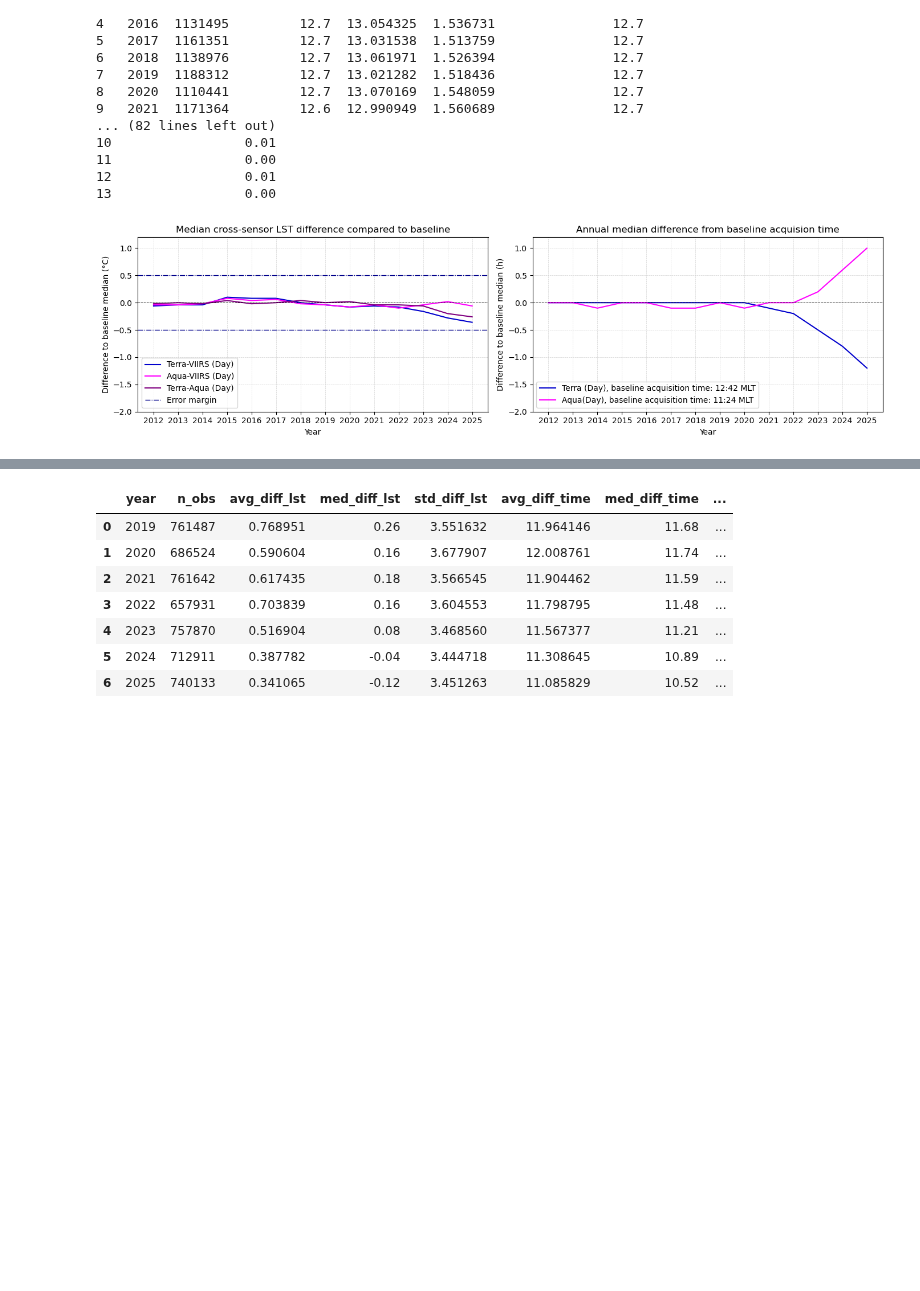
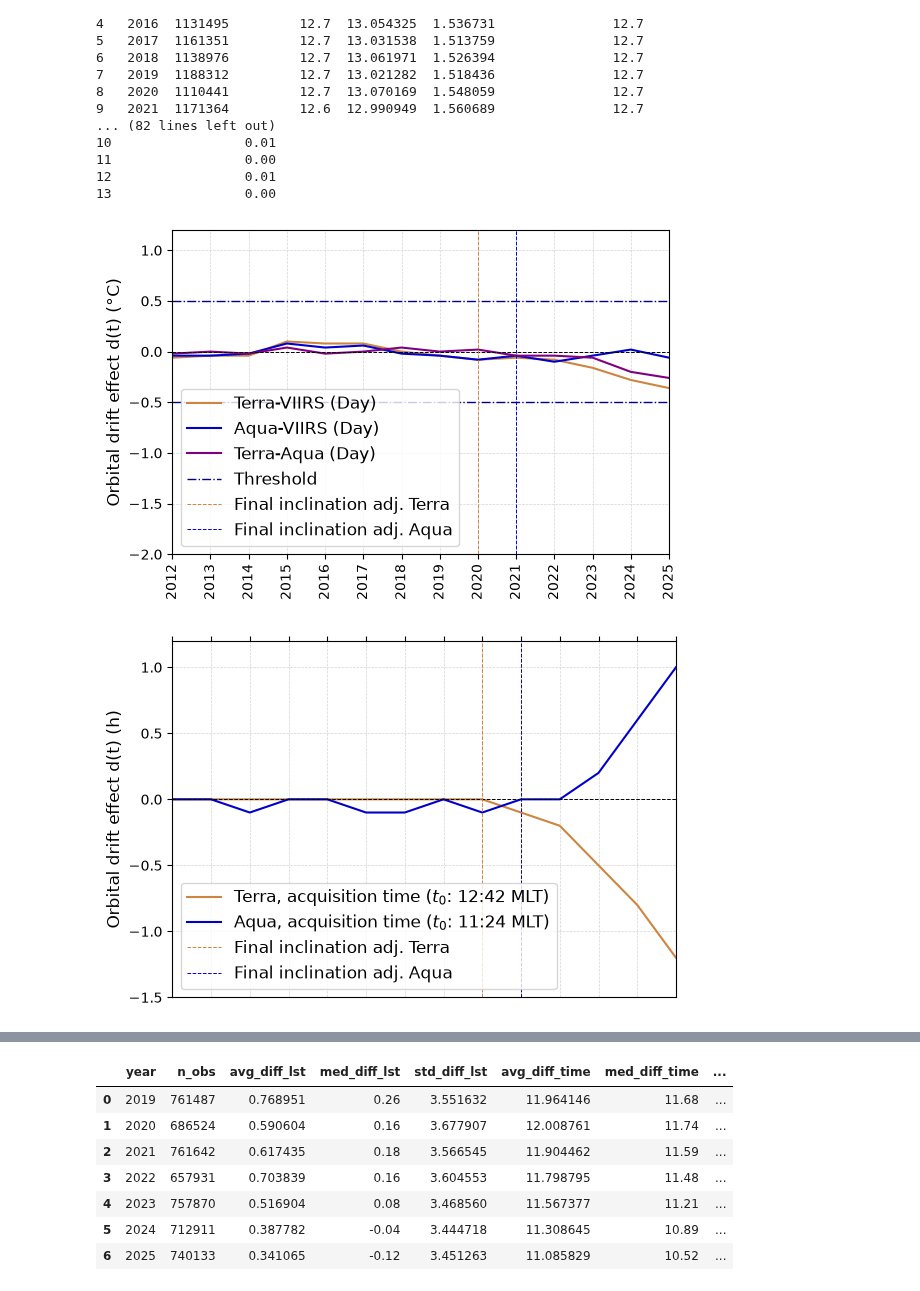
Before and after one commit to KU-AVOCA/GEMLST, a Jupyter notebook: GEMLST_MODIS/OrbitalDrift/SKL_OD_graphs_median_diff.ipynb, the cells around one changed output, grey strips where cells are left out. Cells and saved outputs as stored; diff of their text form; code cells hidden in the pictures; blank space fills up the shorter version.

Commit message:
Trends_plots_v1

```diff
--- a/GEMLST_MODIS/OrbitalDrift/SKL_OD_graphs_median_diff.ipynb
+++ b/GEMLST_MODIS/OrbitalDrift/SKL_OD_graphs_median_diff.ipynb
@@ -129,6 +129,8 @@ def od_calc_median_error(df):
 
     # Calculate cross-sensor baseline median lst and time differences (baseline = years before tgt_year)
     med_diff_lst_baseline = df[df['year']<tgt_year]['diff_lst'].median()
+    avg_diff_lst_baseline = df[df['year']<tgt_year]['diff_lst'].mean()
+    std_diff_lst_baseline = df[df['year']<tgt_year]['diff_lst'].std()
 
     # Aggregate statistics per year
     od_yr = df.groupby('year').agg(
@@ -140,6 +142,8 @@ def od_calc_median_error(df):
         ).reset_index()
 
     od_yr['med_diff_lst_bsl'] = med_diff_lst_baseline
+    od_yr['avg_diff_lst_bsl'] = avg_diff_lst_baseline
+    od_yr['std_diff_lst_bsl'] = std_diff_lst_baseline
     od_yr['delta_med_diff_lst'] = od_yr['med_diff_lst_yr'] - med_diff_lst_baseline
 
     return od_yr
@@ -173,5 +177,5 @@ TerraAqua_Day:
 # %%
-### Calculate median LST error for each year compared to baseline period
+### Calculate median time difference for each year compared to baseline period
 ### Baseline depends on the parameters start and end year ###
 
 od_results_dt = {}
@@ -206,7 +210,7 @@ for name, df in datasets.items():
     print(od_yr_dt)
     od_results_dt[name] = od_yr_dt
     # globals()[f'od_results_{name}'] = od_yr
-    od_yr_dt.to_csv(f'od_yr_time_{name}.csv', index=False)
+    # od_yr_dt.to_csv(f'od_yr_time_{name}.csv', index=False)
 # %% [output]
 TerraD, Baseline Median Time: 12.7
     year    n_obs  med_time_yr   avg_time   std_dev  med_diff_time_bsl  \
@@ -227,42 +231,51 @@ TerraD, Baseline Median Time: 12.7
 13                 0.00
 # %%
 # LST delta
-fig, ax = plt.subplots(figsize=(7, 4))
-sns.lineplot(x='year', y='delta_med_diff_lst', data=od_results['TerraVIIRS_Day'], color='mediumblue', label='Terra-VIIRS (Day)', ax=ax)
-sns.lineplot(x='year', y='delta_med_diff_lst', data=od_results['AquaVIIRS_Day'], color='magenta', label='Aqua-VIIRS (Day)', ax=ax)
+fig, ax = plt.subplots(figsize=(6, 4))
+sns.lineplot(x='year', y='delta_med_diff_lst', data=od_results['TerraVIIRS_Day'], color='peru', label='Terra-VIIRS (Day)', ax=ax)
+sns.lineplot(x='year', y='delta_med_diff_lst', data=od_results['AquaVIIRS_Day'], color='mediumblue', label='Aqua-VIIRS (Day)', ax=ax)
 sns.lineplot(x='year', y='delta_med_diff_lst', data=od_results['TerraAqua_Day'], color='purple', label='Terra-Aqua (Day)', ax=ax)
 ax.axhline(y=0, color='black', linestyle='--', linewidth=0.7)
-ax.axhline(y=-0.5, color='darkblue', linestyle='-.', linewidth=1, label='Error margin')
+ax.axhline(y=-0.5, color='darkblue', linestyle='-.', linewidth=1, label='Threshold')
 ax.axhline(y=0.5, color='darkblue', linestyle='-.', linewidth=1)
-ax.set_title('Median cross-sensor LST difference compared to baseline')
-ax.set_xlabel('Year')
-ax.set_ylabel('Difference to baseline median (°C)')
+ax.axvline(x=2020, color = 'peru', linestyle='--', linewidth=0.7, label='Final inclination adj. Terra')
+ax.axvline(x=2021, color = 'mediumblue', linestyle='--', linewidth=0.7, label='Final inclination adj. Aqua')
+ax.set_xlabel('')
+ax.set_ylabel('Orbital drift effect d(t) (°C)', fontsize=12)
 ax.set_ylim(-2, 1.2)
+ax.set_xlim(2012,2025)
 ax.set_xticks(np.arange(start_year, end_year + 1, 1))
+ax.tick_params(axis="x", rotation=90)
 ax.grid(color='lightgray', linestyle='--', linewidth=0.5)
-ax.legend(loc='lower left')
+ax.legend(loc='lower left', fontsize=12)
 fig.tight_layout()
-fig.savefig('od_graph_lst_delta.png', format='PNG', dpi=300, bbox_inches='tight')
-fig.savefig('od_graph_lst_delta.pdf', format='PDF', dpi=300, bbox_inches='tight')
+fig.savefig('./Results/od_graph_lst_delta.png', format='PNG', dpi=300, bbox_inches='tight')
+fig.savefig('./Results/od_graph_lst_delta.pdf', format='PDF', dpi=300, bbox_inches='tight')
 plt.show()
 plt.close(fig)
 
 # Time delta
-fig, ax = plt.subplots(figsize=(7, 4))
-sns.lineplot(x='year', y='delta_med_diff_time', data=od_results_dt['TerraD'], color='mediumblue', label='Terra (Day), baseline acquisition time: 12:42 MLT', ax=ax)
-sns.lineplot(x='year', y='delta_med_diff_time', data=od_results_dt['AquaD'], color='magenta', label='Aqua (Day), baseline acquisition time: 11:24 MLT', ax=ax)
+fig, ax = plt.subplots(figsize=(6, 4))
+sns.lineplot(x='year', y='delta_med_diff_time', data=od_results_dt['TerraD'], color='peru', label='Terra, acquisition time ($t_{0}$: 12:42 MLT)', ax=ax)
+sns.lineplot(x='year', y='delta_med_diff_time', data=od_results_dt['AquaD'], color='mediumblue', label='Aqua, acquisition time ($t_{0}$: 11:24 MLT)', ax=ax)
 ax.axhline(y=0, color='black', linestyle='--', linewidth=0.7)
-ax.set_title('Annual median difference from baseline acquisition time')
-ax.set_xlabel('Year')
-ax.set_ylabel('Difference to baseline median (h)')
-ax.set_ylim(-2, 1.2)
+ax.axvline(x=2020, color = 'peru', linestyle='--', linewidth=0.7, label='Final inclination adj. Terra')
+ax.axvline(x=2021, color = 'mediumblue', linestyle='--', linewidth=0.7, label='Final inclination adj. Aqua')
+ax.set_xlabel('')
+ax.set_ylabel('Orbital drift effect d(t) (h)', fontsize=12)
+ax.xaxis.tick_top()
+ax.set_ylim(-1.5, 1.2)
+ax.set_xlim(2012,2025)
 ax.set_xticks(np.arange(start_year, end_year + 1, 1))
+#ax.tick_params(axis="x", rotation=45)
+ax.tick_params(axis='x', labeltop=False)
 ax.grid(color='lightgray', linestyle='--', linewidth=0.5)
-ax.legend(loc='lower left')
+ax.legend(loc='lower left', fontsize=12)
 fig.tight_layout()
-fig.savefig('od_graph_time_delta.png', format='PNG', dpi=300, bbox_inches='tight')
-fig.savefig('od_graph_time_delta.pdf', format='PDF', dpi=300, bbox_inches='tight')
+fig.savefig('./Results/od_graph_time_delta.png', format='PNG', dpi=300, bbox_inches='tight')
+fig.savefig('./Results/od_graph_time_delta.pdf', format='PDF', dpi=300, bbox_inches='tight')
 plt.show()
 plt.close(fig)
 # %% [output]
-[figure, old version]
+[figure, new version]
+[figure, added]
```
Also changed, not shown: parts of 7 cells of this notebook, 9 other files.
